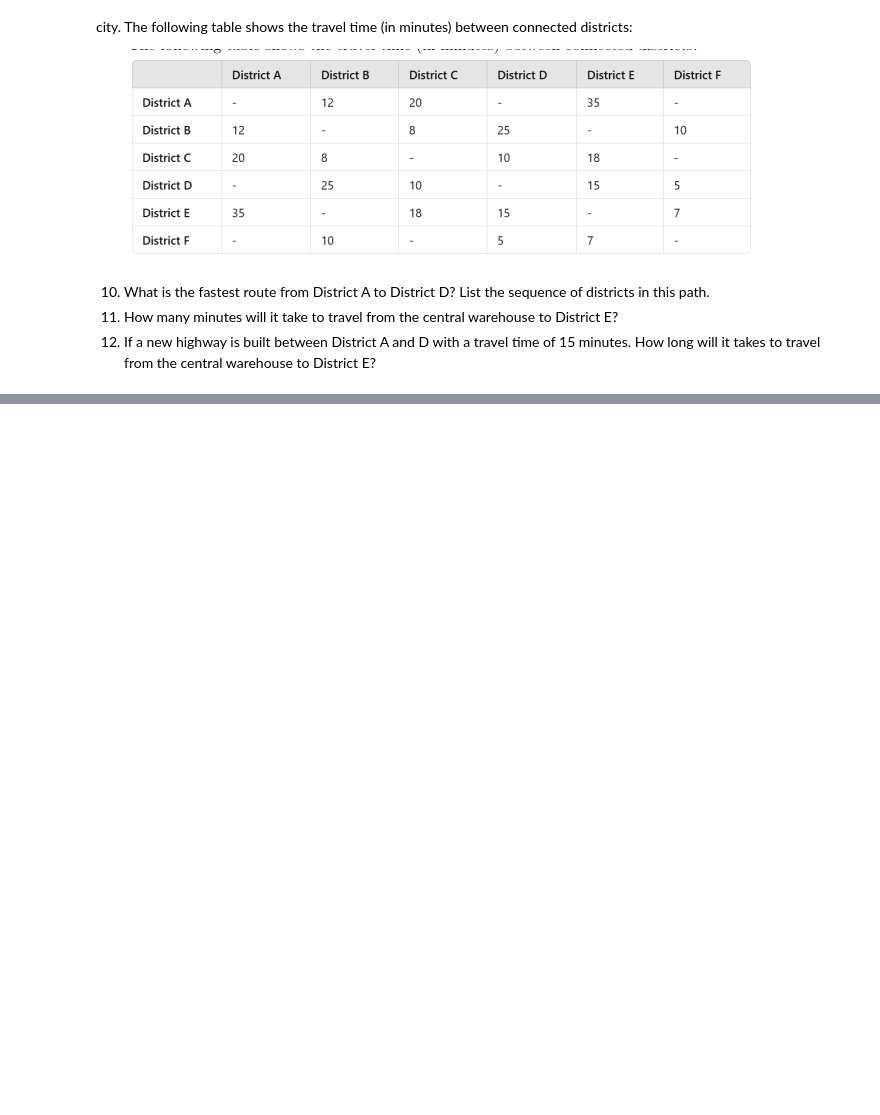
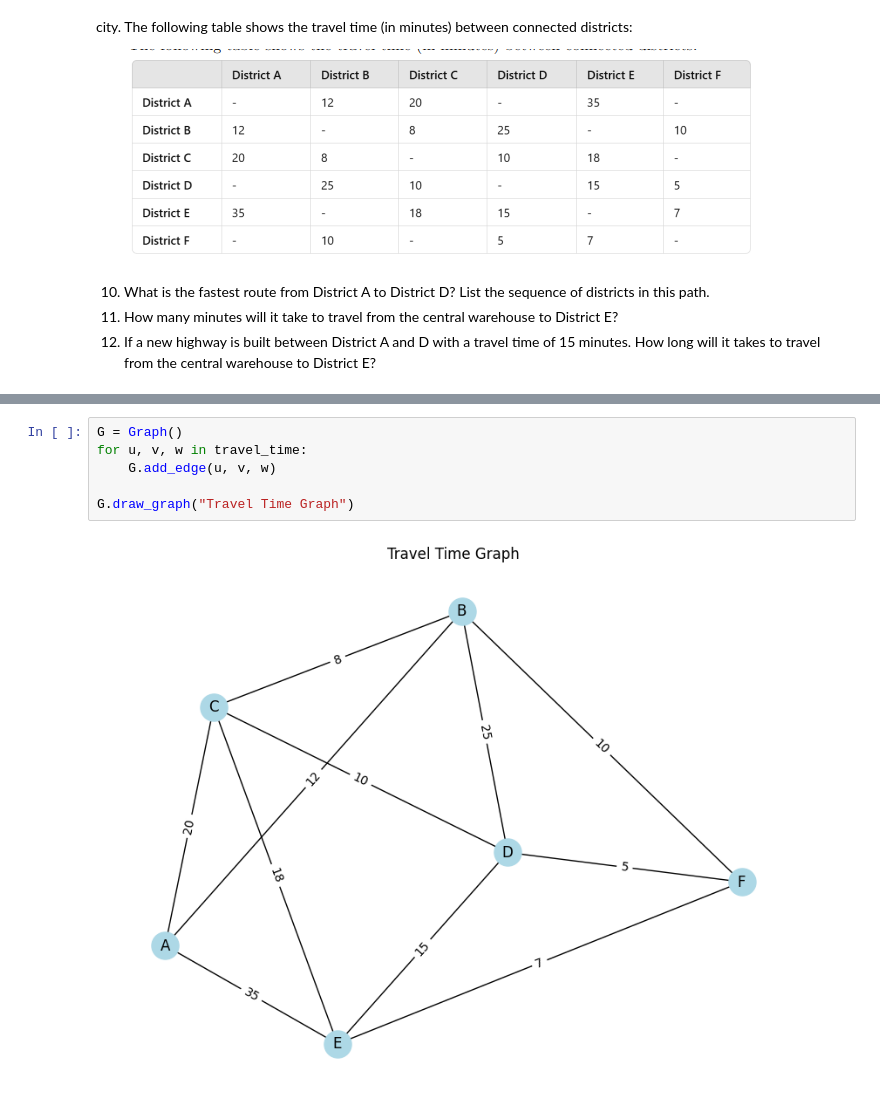
Before and after one commit to LeinnarF/Graph-Theory, a Jupyter notebook: Quiz 2/GraphTheory Quiz2.ipynb, the cells around one changed output, grey strips where cells are left out. Saved outputs shown, nothing was run; the diff lists cells and outputs as text; blank space fills up the shorter version.

```diff
--- a/Quiz 2/GraphTheory Quiz2.ipynb
+++ b/Quiz 2/GraphTheory Quiz2.ipynb
@@ -348,0 +449,8 @@ travel_time = [
+# %%
+G = Graph()
+for u, v, w in travel_time:
+    G.add_edge(u, v, w)
+
+G.draw_graph("Travel Time Graph")
+# %% [output]
+[figure, added]
```
Also changed, not shown: parts of 13 cells of this notebook, 2 other files.
